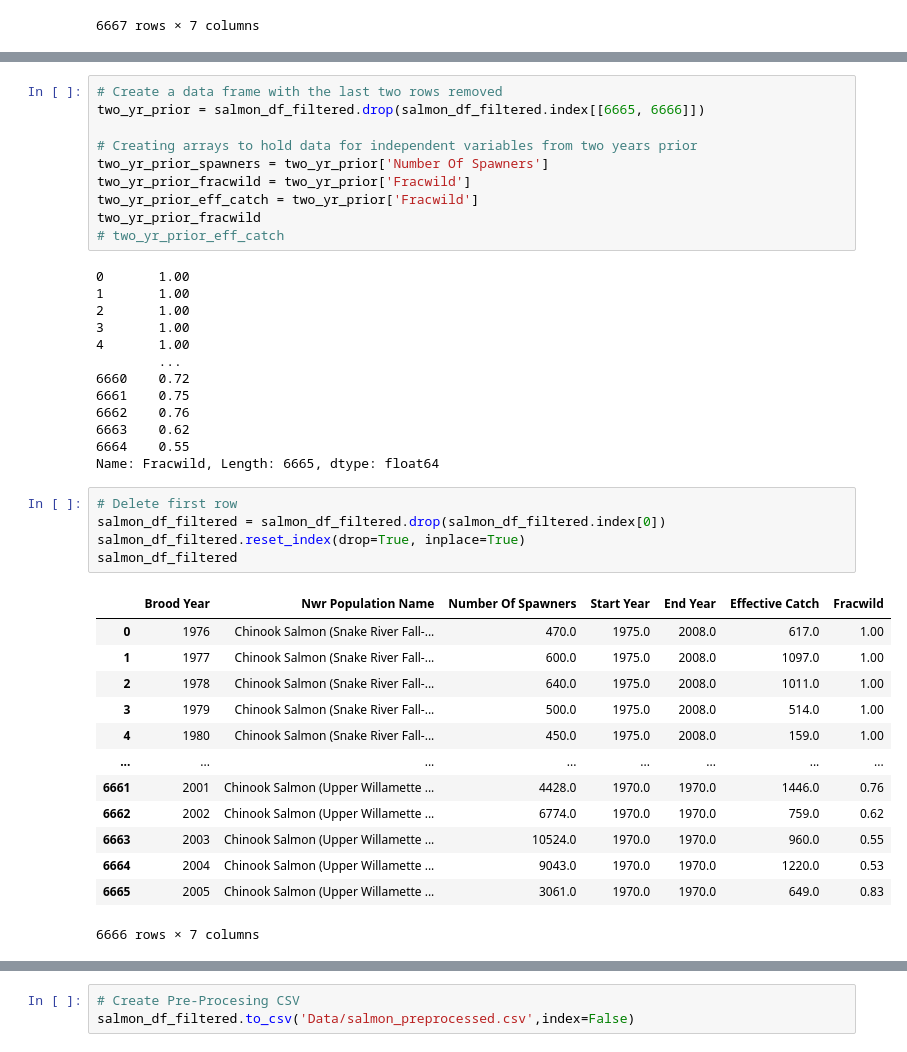
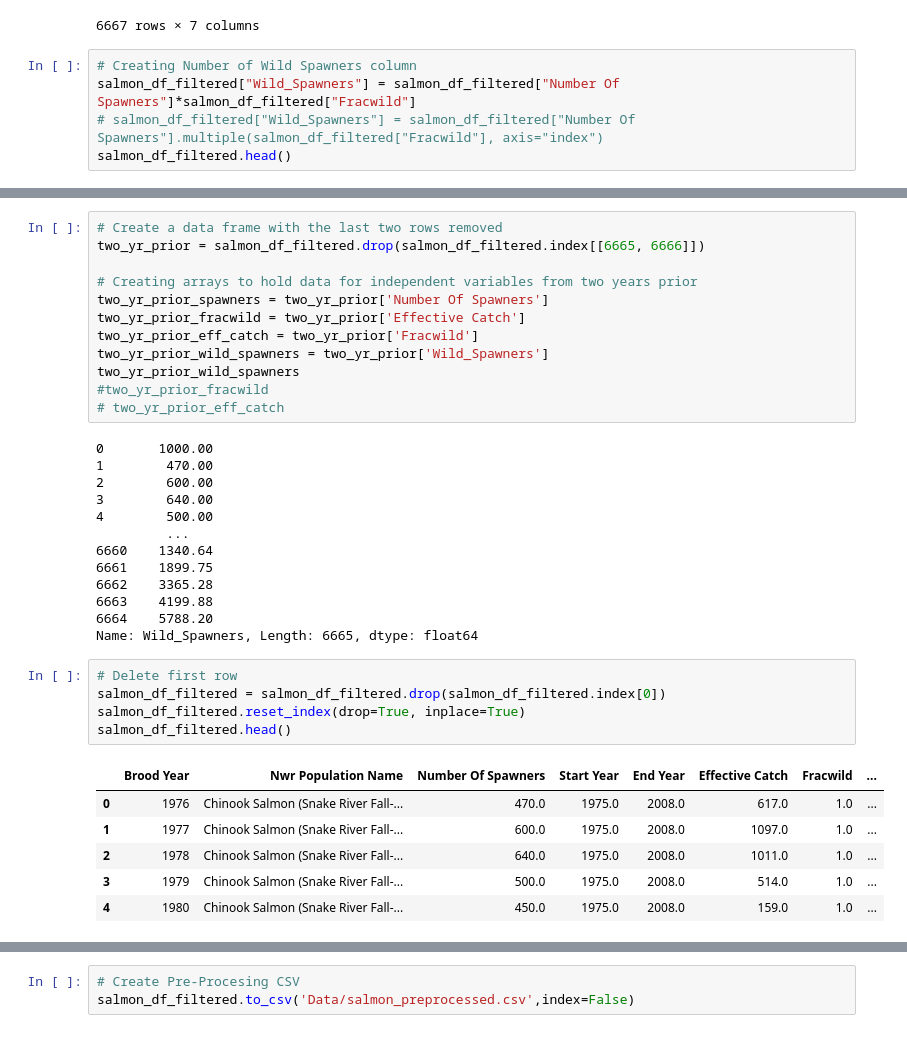
Before and after one commit to travorhouse12/Salmon_Analysis, a Jupyter notebook: salmon_ml_preprocessing.ipynb, the cells around one changed output, grey strips where cells are left out. Saved outputs shown, nothing was run; the diff lists cells and outputs as text.

Commit message:
Reworked code in both preprocessing and the ml model. Added wild_sparner as a feature

```diff
--- a/salmon_ml_preprocessing.ipynb
+++ b/salmon_ml_preprocessing.ipynb
@@ -85,3 +85,8 @@ See the caveats in the documentation: https://pandas.pydata.org/pandas-docs/stab
 | 6665 | 2004 | Chinook Salmon (Upper Willamette ... | 9043.0 | 1970.0 | 1970.0 | 1220.0 | 0.53 |
 | 6666 | 2005 | Chinook Salmon (Upper Willamette ... | 3061.0 | 1970.0 | 1970.0 | 649.0 | 0.83 |
 6667 rows × 7 columns
+# %%
+# Creating Number of Wild Spawners column
+salmon_df_filtered["Wild_Spawners"] = salmon_df_filtered["Number Of Spawners"]*salmon_df_filtered["Fracwild"]
+# salmon_df_filtered["Wild_Spawners"] = salmon_df_filtered["Number Of Spawners"].multiple(salmon_df_filtered["Fracwild"], axis="index")
+salmon_df_filtered.head()
@@ -114,42 +128,37 @@ two_yr_prior = salmon_df_filtered.drop(salmon_df_filtered.index[[6665, 6666]])
 
 # Creating arrays to hold data for independent variables from two years prior
 two_yr_prior_spawners = two_yr_prior['Number Of Spawners']
-two_yr_prior_fracwild = two_yr_prior['Fracwild']
+two_yr_prior_fracwild = two_yr_prior['Effective Catch']
 two_yr_prior_eff_catch = two_yr_prior['Fracwild']
-two_yr_prior_fracwild
+two_yr_prior_wild_spawners = two_yr_prior['Wild_Spawners']
+two_yr_prior_wild_spawners
+#two_yr_prior_fracwild
 # two_yr_prior_eff_catch
 # %% [output]
-0       1.00
-1       1.00
-2       1.00
-3       1.00
-4       1.00
-        ...
-6660    0.72
-6661    0.75
-6662    0.76
-6663    0.62
-6664    0.55
-Name: Fracwild, Length: 6665, dtype: float64
+0       1000.00
+1        470.00
+2        600.00
+3        640.00
+4        500.00
+         ...
+6660    1340.64
+6661    1899.75
+6662    3365.28
+6663    4199.88
+6664    5788.20
+Name: Wild_Spawners, Length: 6665, dtype: float64
 # %%
 # Delete first row
 salmon_df_filtered = salmon_df_filtered.drop(salmon_df_filtered.index[0])
 salmon_df_filtered.reset_index(drop=True, inplace=True)
-salmon_df_filtered
+salmon_df_filtered.head()
 # %% [output]
-|  | Brood Year | Nwr Population Name | Number Of Spawners | Start Year | End Year | Effective Catch | Fracwild |
-| 0 | 1976 | Chinook Salmon (Snake River Fall-... | 470.0 | 1975.0 | 2008.0 | 617.0 | 1.00 |
-| 1 | 1977 | Chinook Salmon (Snake River Fall-... | 600.0 | 1975.0 | 2008.0 | 1097.0 | 1.00 |
-| 2 | 1978 | Chinook Salmon (Snake River Fall-... | 640.0 | 1975.0 | 2008.0 | 1011.0 | 1.00 |
-| 3 | 1979 | Chinook Salmon (Snake River Fall-... | 500.0 | 1975.0 | 2008.0 | 514.0 | 1.00 |
-| 4 | 1980 | Chinook Salmon (Snake River Fall-... | 450.0 | 1975.0 | 2008.0 | 159.0 | 1.00 |
-| ... | ... | ... | ... | ... | ... | ... | ... |
-| 6661 | 2001 | Chinook Salmon (Upper Willamette ... | 4428.0 | 1970.0 | 1970.0 | 1446.0 | 0.76 |
-| 6662 | 2002 | Chinook Salmon (Upper Willamette ... | 6774.0 | 1970.0 | 1970.0 | 759.0 | 0.62 |
-| 6663 | 2003 | Chinook Salmon (Upper Willamette ... | 10524.0 | 1970.0 | 1970.0 | 960.0 | 0.55 |
-| 6664 | 2004 | Chinook Salmon (Upper Willamette ... | 9043.0 | 1970.0 | 1970.0 | 1220.0 | 0.53 |
-| 6665 | 2005 | Chinook Salmon (Upper Willamette ... | 3061.0 | 1970.0 | 1970.0 | 649.0 | 0.83 |
+|  | Brood Year | Nwr Population Name | Number Of Spawners | Start Year | End Year | Effective Catch | Fracwild | ... |
+| 0 | 1976 | Chinook Salmon (Snake River Fall-... | 470.0 | 1975.0 | 2008.0 | 617.0 | 1.0 | ... |
+| 1 | 1977 | Chinook Salmon (Snake River Fall-... | 600.0 | 1975.0 | 2008.0 | 1097.0 | 1.0 | ... |
+| 2 | 1978 | Chinook Salmon (Snake River Fall-... | 640.0 | 1975.0 | 2008.0 | 1011.0 | 1.0 | ... |
+| 3 | 1979 | Chinook Salmon (Snake River Fall-... | 500.0 | 1975.0 | 2008.0 | 514.0 | 1.0 | ... |
+| 4 | 1980 | Chinook Salmon (Snake River Fall-... | 450.0 | 1975.0 | 2008.0 | 159.0 | 1.0 | ... |
-6666 rows × 7 columns
 # %%
 # Adding previous year arrays as columns
 salmon_df_filtered['Spawners_Prev_Yr'] = prev_spawners.tolist()
```
Also changed, not shown: parts of 6 cells of this notebook, 2 other files.
